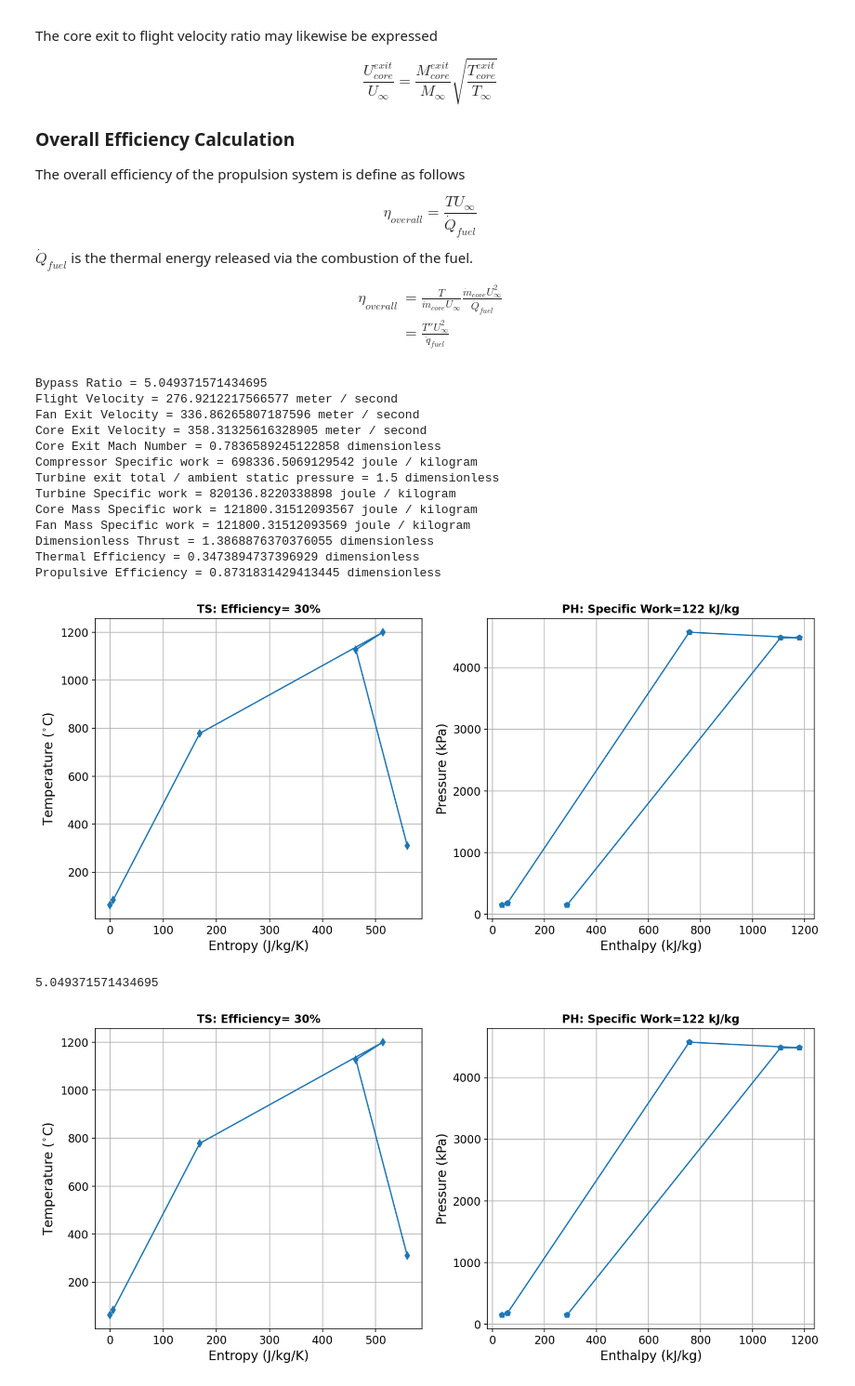
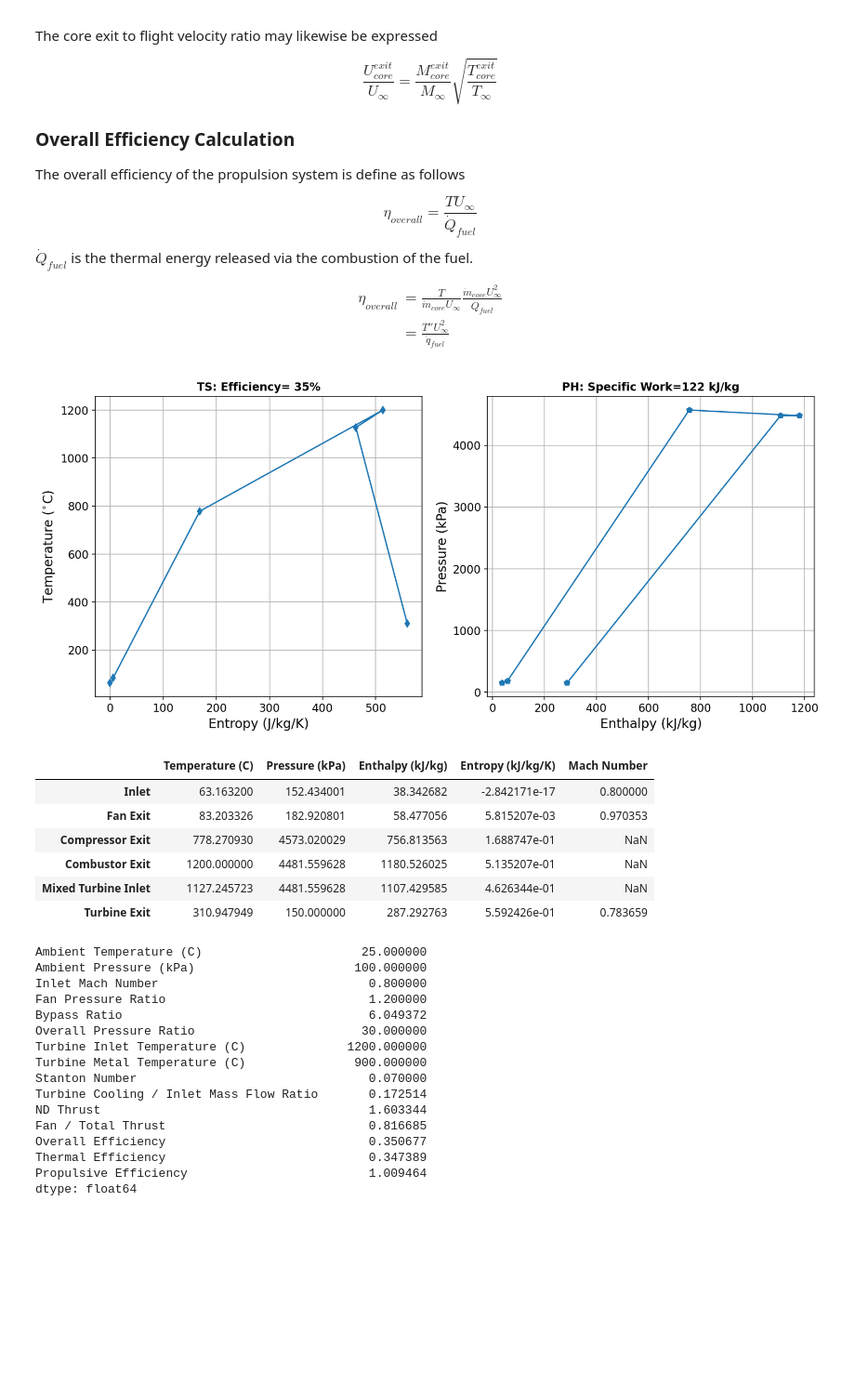
Before and after one commit to davetew/Zero-Carbon-Aviation, a Jupyter notebook: Dual_Cycle_Propulsion_System_Integration.ipynb, the cells around one changed output. Shown at 93% size. Drawn from its saved outputs; the diff is of its cells as text; code cells hidden in the pictures; blank space fills up the shorter version.

Commit message:
Nearly debugged SimpleTurboFan optimization routine

```diff
--- a/Dual_Cycle_Propulsion_System_Integration.ipynb
+++ b/Dual_Cycle_Propulsion_System_Integration.ipynb
@@ -434,41 +491,35 @@ class SimpleTurboFan:
     ax2.set_ylabel('Pressure (kPa)')
     ax2.grid()
     ax2.set_title(f'PH: Specific Work={self.core_mass_specific_work.to("kJ/kg").magnitude:.0f} kJ/kg')
-# %%
-tf = SimpleTurboFan()
-print(f'Bypass Ratio = {tf.BypRatio}')
-print(f'Flight Velocity = {tf.U_flight}')
-print(f'Fan Exit Velocity = {tf.U_fan_exit}')
-print(f'Core Exit Velocity = {tf.U_core_exit}')
-print(f'Core Exit Mach Number = {tf.M_core_exit}')
-print(f'Compressor Specific work = {tf.compressor_specific_work}')
-print(f'Turbine exit total / ambient static pressure = {tf.P_turbine_exit.to("kPa")/tf.ambient["p"]}')
-print(f'Turbine Specific work = {tf.turbine_specific_work}')
-print(f'Core Mass Specific work = {tf.core_mass_specific_work}')
-print(f'Fan Mass Specific work = {tf.fan_core_mass_specific_work()}')
-print(f'Dimensionless Thrust = {tf.thrust}')
-print(f'Thermal Efficiency = {tf.thermal_efficiency}')
-print(f'Propulsive Efficiency = {tf.propulsive_efficiency}')
-tf.cycleDiagrams()
-# %% [output]
-Bypass Ratio = 5.049371571434695
-Flight Velocity = 276.9212217566577 meter / second
-Fan Exit Velocity = 336.86265807187596 meter / second
-Core Exit Velocity = 358.31325616328905 meter / second
-Core Exit Mach Number = 0.7836589245122858 dimensionless
-Compressor Specific work = 698336.5069129542 joule / kilogram
-Turbine exit total / ambient static pressure = 1.5 dimensionless
-Turbine Specific work = 820136.8220338898 joule / kilogram
-Core Mass Specific work = 121800.31512093567 joule / kilogram
-Fan Mass Specific work = 121800.31512093569 joule / kilogram
-Dimensionless Thrust = 1.3868876370376055 dimensionless
-Thermal Efficiency = 0.3473894737396929 dimensionless
-Propulsive Efficiency = 0.8731831429413445 dimensionless
-[figure, removed]
 # %%
-tf.optimize()
+tf = SimpleTurboFan()
 tf.cycleDiagrams()
-tf.BypRatio
 # %% [output]
-5.049371571434695
 [figure]
+# %%
+display(tf.statePoints)
+display(tf.cycleSummary)
+# %% [output]
+|  | Temperature (C) | Pressure (kPa) | Enthalpy (kJ/kg) | Entropy (kJ/kg/K) | Mach Number |
+| Inlet | 63.163200 | 152.434001 | 38.342682 | -2.842171e-17 | 0.800000 |
+| Fan Exit | 83.203326 | 182.920801 | 58.477056 | 5.815207e-03 | 0.970353 |
+| Compressor Exit | 778.270930 | 4573.020029 | 756.813563 | 1.688747e-01 | NaN |
+| Combustor Exit | 1200.000000 | 4481.559628 | 1180.526025 | 5.135207e-01 | NaN |
+| Mixed Turbine Inlet | 1127.245723 | 4481.559628 | 1107.429585 | 4.626344e-01 | NaN |
+| Turbine Exit | 310.947949 | 150.000000 | 287.292763 | 5.592426e-01 | 0.783659 |
+Ambient Temperature (C)                      25.000000
+Ambient Pressure (kPa)                      100.000000
+Inlet Mach Number                             0.800000
+Fan Pressure Ratio                            1.200000
+Bypass Ratio                                  6.049372
+Overall Pressure Ratio                       30.000000
+Turbine Inlet Temperature (C)              1200.000000
+Turbine Metal Temperature (C)               900.000000
+Stanton Number                                0.070000
+Turbine Cooling / Inlet Mass Flow Ratio       0.172514
+ND Thrust                                     1.603344
+Fan / Total Thrust                            0.816685
+Overall Efficiency                            0.350677
+Thermal Efficiency                            0.347389
+Propulsive Efficiency                         1.009464
+dtype: float64
```
Also changed, not shown: parts of 5 cells of this notebook.
